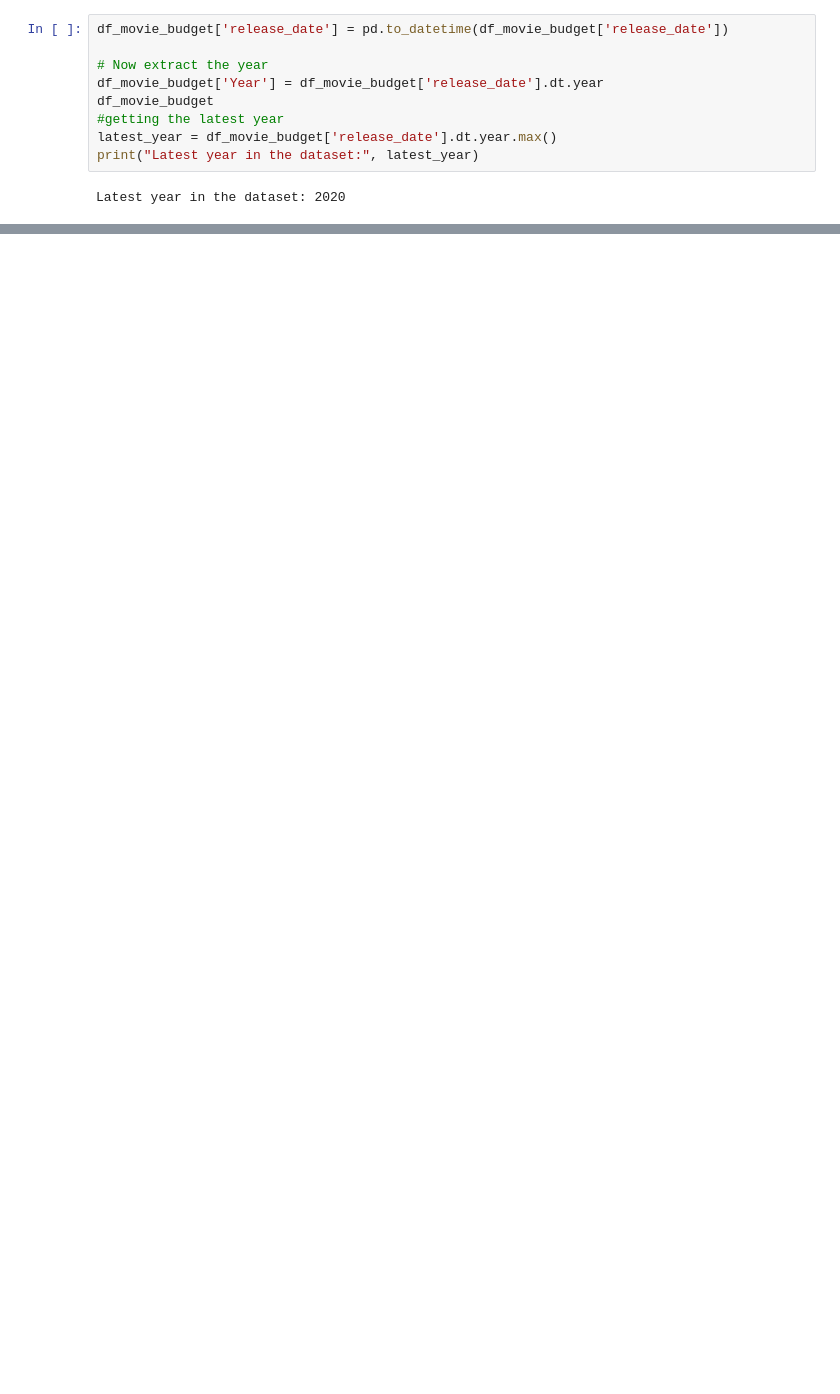
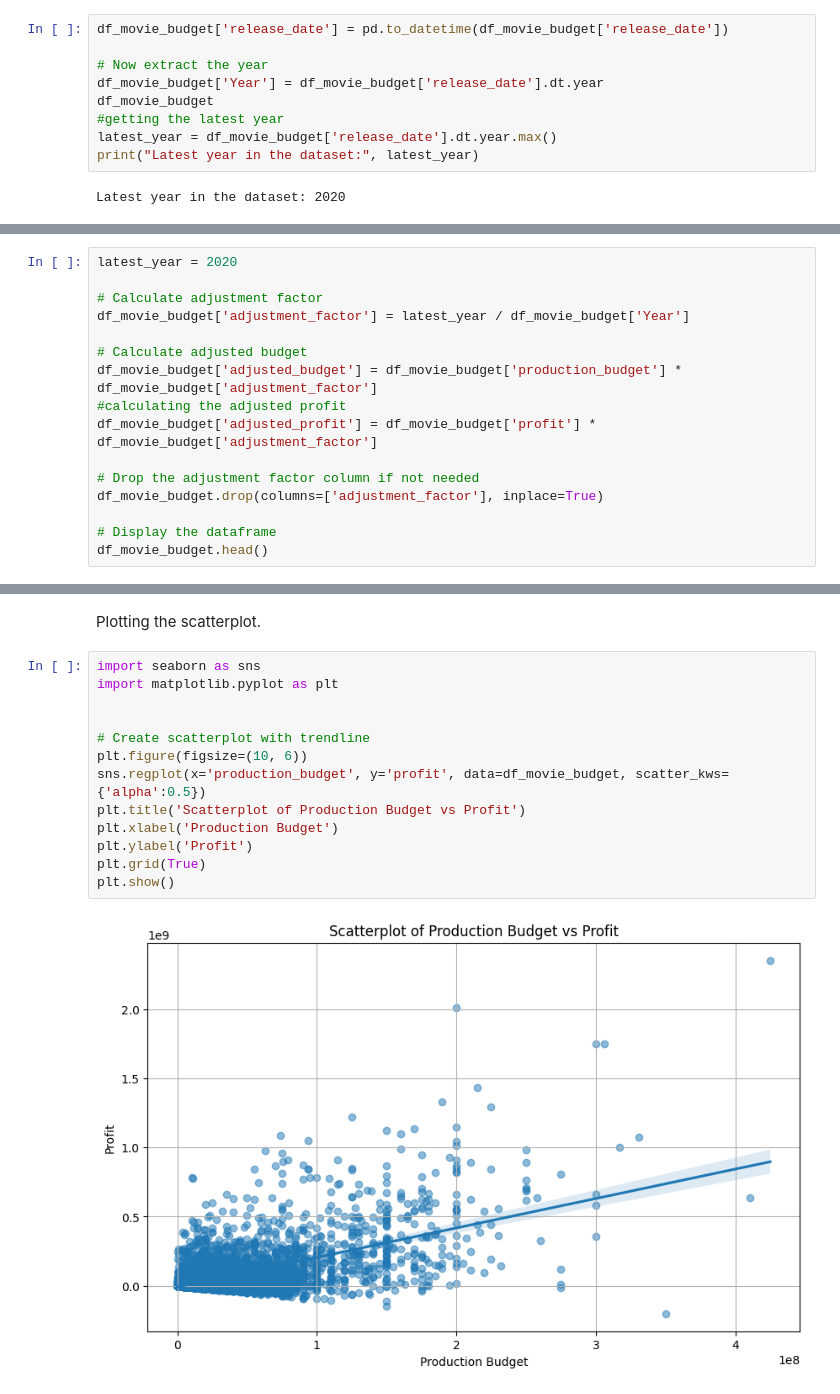
Before and after one commit to Njeri-Ndura/Microsoft_movie_analysis, a Jupyter notebook: student.ipynb, the cells around one changed output, grey strips where cells are left out. Drawn from its saved outputs; the diff is of its cells as text; blank space fills up the shorter version.

```diff
--- a/student.ipynb
+++ b/student.ipynb
@@ -157,0 +178,16 @@ Latest year in the dataset: 2020
+# %%
+latest_year = 2020
+
+# Calculate adjustment factor
+df_movie_budget['adjustment_factor'] = latest_year / df_movie_budget['Year']
+
+# Calculate adjusted budget
+df_movie_budget['adjusted_budget'] = df_movie_budget['production_budget'] * df_movie_budget['adjustment_factor']
+#calculating the adjusted profit
+df_movie_budget['adjusted_profit'] = df_movie_budget['profit'] * df_movie_budget['adjustment_factor']
+
+# Drop the adjustment factor column if not needed
+df_movie_budget.drop(columns=['adjustment_factor'], inplace=True)
+
+# Display the dataframe
+df_movie_budget.head()
@@ -157,0 +215,17 @@ Latest year in the dataset: 2020
+# %% [markdown]
+Plotting the scatterplot.
+# %%
+import seaborn as sns
+import matplotlib.pyplot as plt
+
+
+# Create scatterplot with trendline
+plt.figure(figsize=(10, 6))
+sns.regplot(x='production_budget', y='profit', data=df_movie_budget, scatter_kws={'alpha':0.5})
+plt.title('Scatterplot of Production Budget vs Profit')
+plt.xlabel('Production Budget')
+plt.ylabel('Profit')
+plt.grid(True)
+plt.show()
+# %% [output]
+[figure, added]
```
Also changed, not shown: parts of 6 cells of this notebook.
